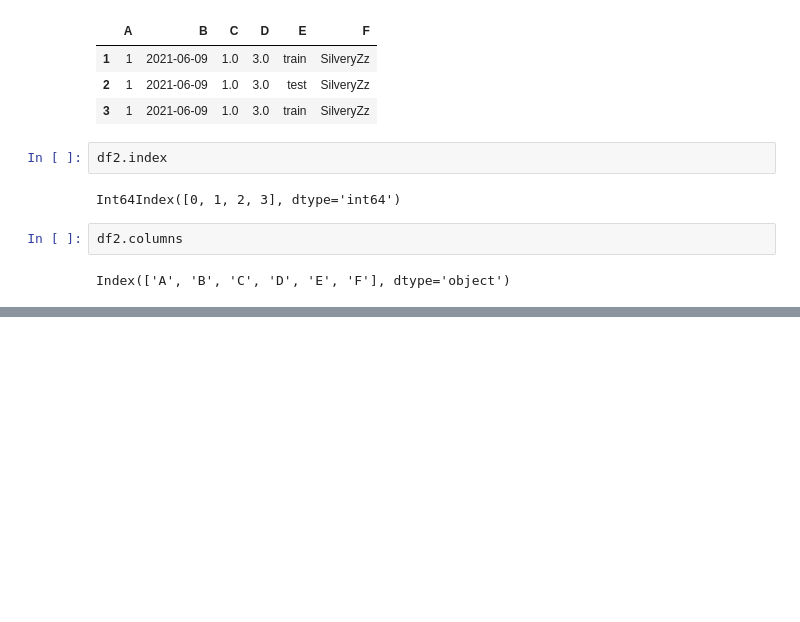
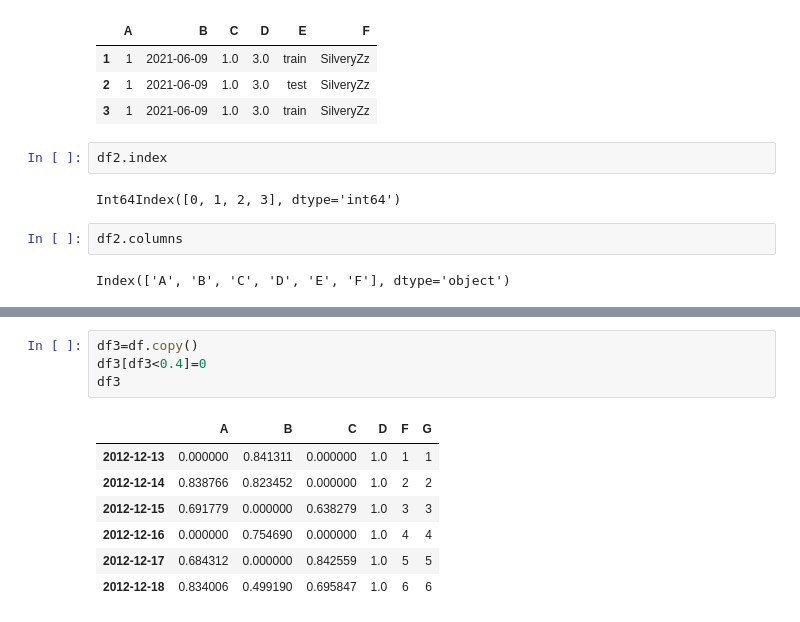
Before and after one commit to slivermaker/ModernAlgorithm, a Jupyter notebook: Code_Matplotlib-NumPy-Pandas/pandas.ipynb, the cells around one changed output, grey strips where cells are left out. Saved outputs shown, nothing was run; the diff lists cells and outputs as text; blank space fills up the shorter version.

```diff
--- a/Code_Matplotlib-NumPy-Pandas/pandas.ipynb
+++ b/Code_Matplotlib-NumPy-Pandas/pandas.ipynb
@@ -120,0 +355,12 @@ df.sort_values(by='B')
+# %%
+df3=df.copy()
+df3[df3<0.4]=0
+df3
+# %% [output]
+|  | A | B | C | D | F | G |
+| 2012-12-13 | 0.000000 | 0.841311 | 0.000000 | 1.0 | 1 | 1 |
+| 2012-12-14 | 0.838766 | 0.823452 | 0.000000 | 1.0 | 2 | 2 |
+| 2012-12-15 | 0.691779 | 0.000000 | 0.638279 | 1.0 | 3 | 3 |
+| 2012-12-16 | 0.000000 | 0.754690 | 0.000000 | 1.0 | 4 | 4 |
+| 2012-12-17 | 0.684312 | 0.000000 | 0.842559 | 1.0 | 5 | 5 |
+| 2012-12-18 | 0.834006 | 0.499190 | 0.695847 | 1.0 | 6 | 6 |
```
Also changed, not shown: parts of 45 cells of this notebook, 1 other file.
